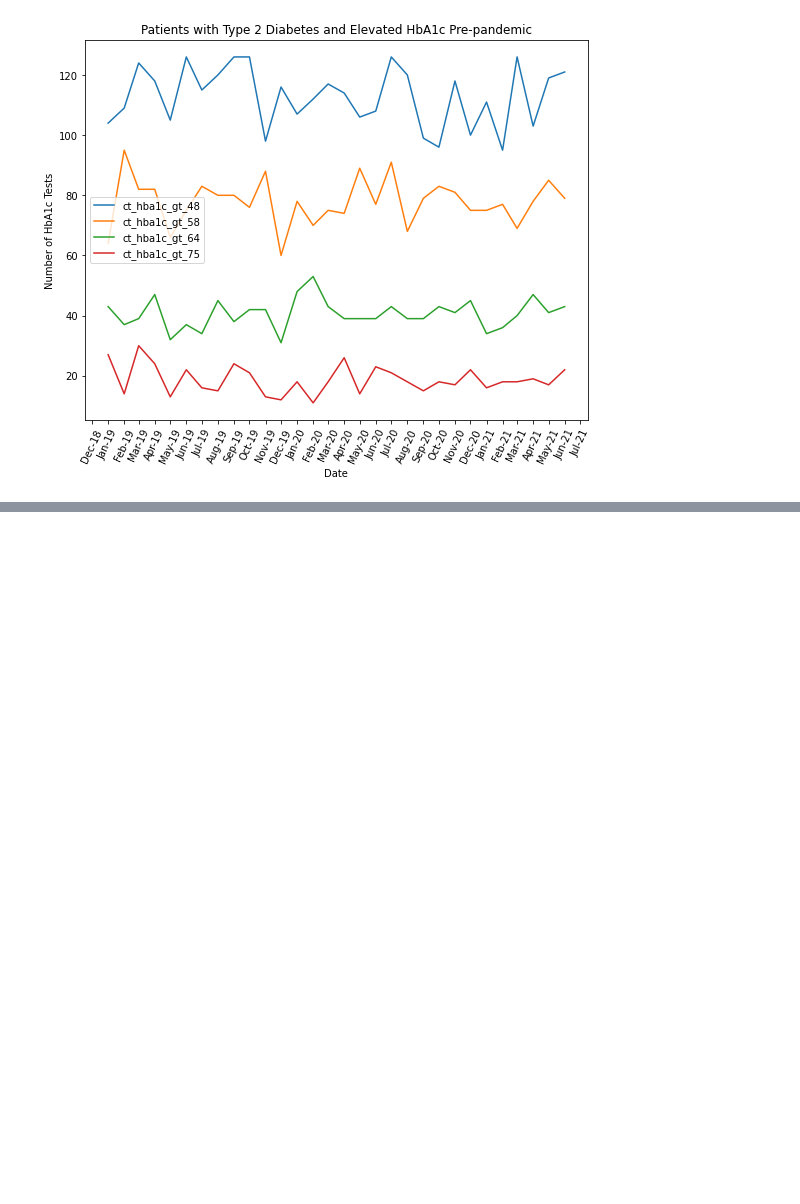
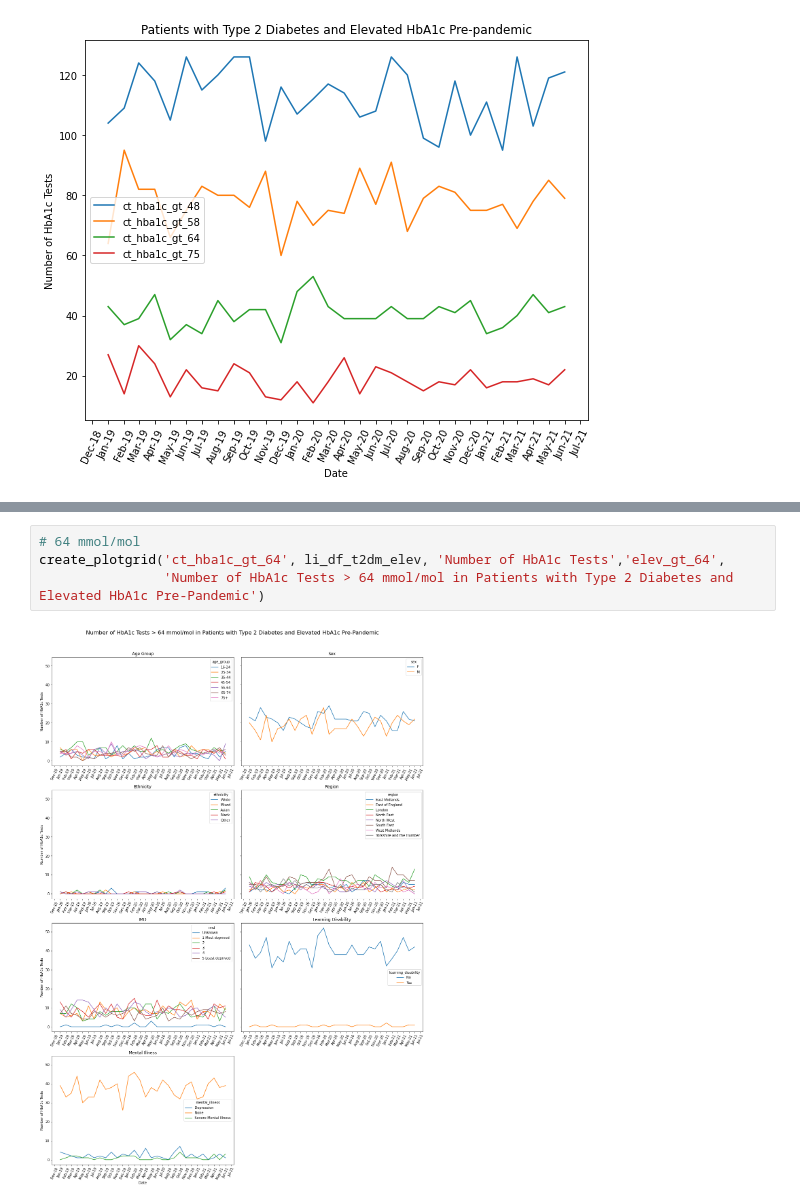
Before and after one commit to opensafely/HbA1c-levels, a Jupyter notebook: notebooks/charts_elev_predm.ipynb, the cells around one changed output, grey strips where cells are left out. Drawn from its saved outputs; the diff is of its cells as text; blank space fills up the shorter version.

```diff
--- a/notebooks/charts_elev_predm.ipynb
+++ b/notebooks/charts_elev_predm.ipynb
@@ -216,0 +236,6 @@ create_chart('Patients with Type 2 Diabetes and Elevated HbA1c Pre-pandemic',
+# %%
+# 64 mmol/mol
+create_plotgrid('ct_hba1c_gt_64', li_df_t2dm_elev, 'Number of HbA1c Tests','elev_gt_64',
+                'Number of HbA1c Tests > 64 mmol/mol in Patients with Type 2 Diabetes and Elevated HbA1c Pre-Pandemic')
+# %% [output]
+[figure, added]
```
Also changed, not shown: parts of 5 cells of this notebook.
